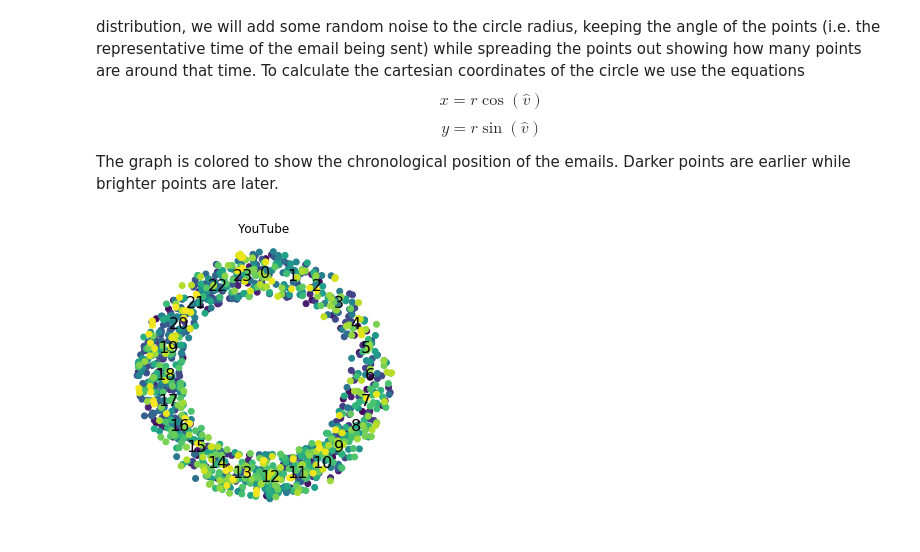
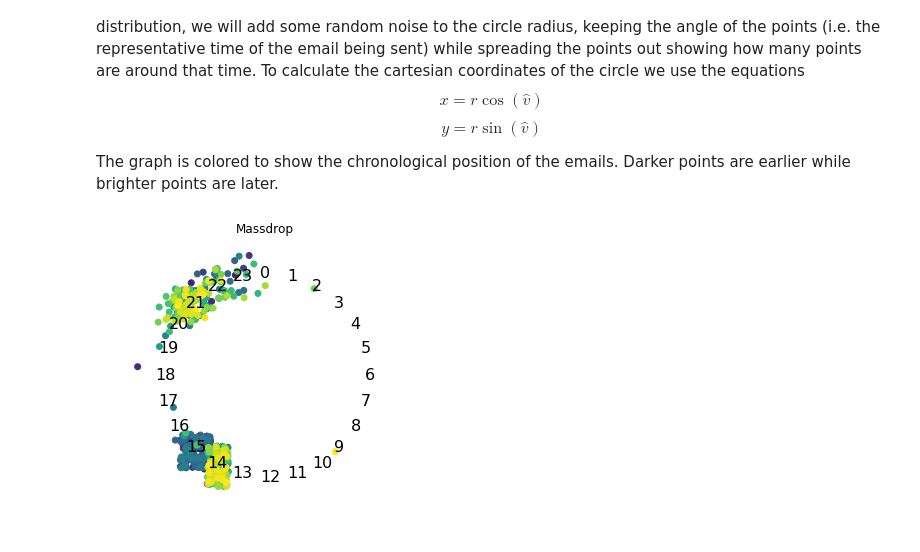
Before and after one commit to syaffers/maildist, a Jupyter notebook: MailDist.ipynb, the cells around one changed output. Cells and saved outputs as stored; diff of their text form; code cells hidden in the pictures.

```diff
--- a/MailDist.ipynb
+++ b/MailDist.ipynb
@@ -10,8 +10,8 @@ Then we load the data into a list and split the spaces so we get the information
 %matplotlib inline
 import numpy as np
 
-title = "YouTube"
-fn = "youtube"
+title = "Massdrop"
+fn = "massdrop"
 with open("normalized/" + fn + "_normalized.txt", "r") as f:
     data = f.read().splitlines()
 
@@ -80,8 +79,8 @@ We now have rows for each day an email was sent and the time (in hours after mid
 
 We now put this into a `pandas DataFrame` object to ease plotting later.
 # %%
-df = pd.DataFrame(data_r, columns=["Time"], index=data_r_ts)
-df.index.name = "Date"
+df = pd.DataFrame(data_hrs, columns=["HoursFromMN"], index=data_ts)
+df.index.name = "Timestamp"
 df = df.sort_index()
 df.head()
 # %% [output]
@@ -134,13 +133,13 @@ The graph is colored to show the chronological position of the emails. Darker po
 import matplotlib.pyplot as plt
 
 twopi = 2 * np.pi
-v = df.Time.values.astype(np.float)
+v = df.HoursFromMN.values.astype(np.float)
 v_hat = v / 24 * twopi
 
-x_noise = np.random.uniform(size=df.Time.values.shape[0]) + 1.75
-# x_noise = 2
-y_noise = np.random.uniform(size=df.Time.values.shape[0]) + 1.75
-# y_noise = 2
+x_noise = np.random.uniform(size=df.HoursFromMN.values.shape[0]) + 1.75
+# x_noise = 2.25
+y_noise = np.random.uniform(size=df.HoursFromMN.values.shape[0]) + 1.75
+# y_noise = 2.25
 
 x = x_noise * np.cos(v_hat)
 y = y_noise * np.sin(v_hat)
@@ -148,31 +147,31 @@ y = y_noise * np.sin(v_hat)
 plt.figure(figsize=(5,5))
 
 a = 2.25
 for i in range(24):
     i_hat = i / 24 * twopi
     lx = a * np.cos(i_hat) - .1
     ly = a * np.sin(i_hat) - .1
     plt.annotate(str(i), xy=(ly, lx), fontsize=16)
 
 plt.xlim(-3, 3)
 plt.ylim(-3, 3)
 plt.axis('off')
 plt.title(title)
 plt.scatter(y, x, c=df.index)
 
 ### EXPERIMENTAL COLORBARS! ###
 # def datestring_from_time(t):
 #     d = pd.Timestamp(int(t))
 #     out = str(d).split()[0]
 #     return out
 #
 # last = df.index[-1].value
 # first = df.index[0].value
 # ticks = [first + (i * (last - first) / 4) for i in range(5)]
 # ticklabels = list(map(datestring_from_time, ticks))
 # cbar = plt.colorbar(ticks=ticks)
 # cbar.ax.set_yticklabels(ticklabels)
 ###
 plt.savefig(fn + ".svg")
 # %% [output]
-[figure, old version]
+[figure, new version]
```
Also changed, not shown: parts of 7 cells of this notebook, 10 other files.
